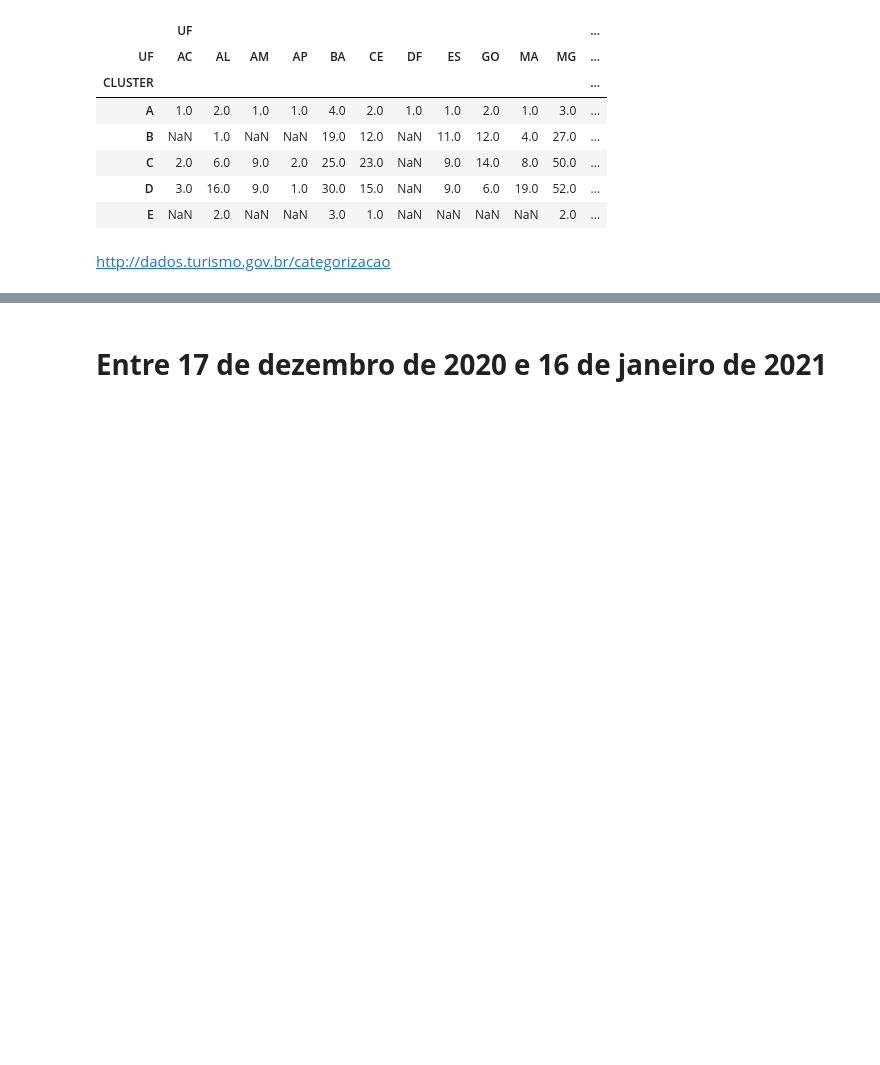
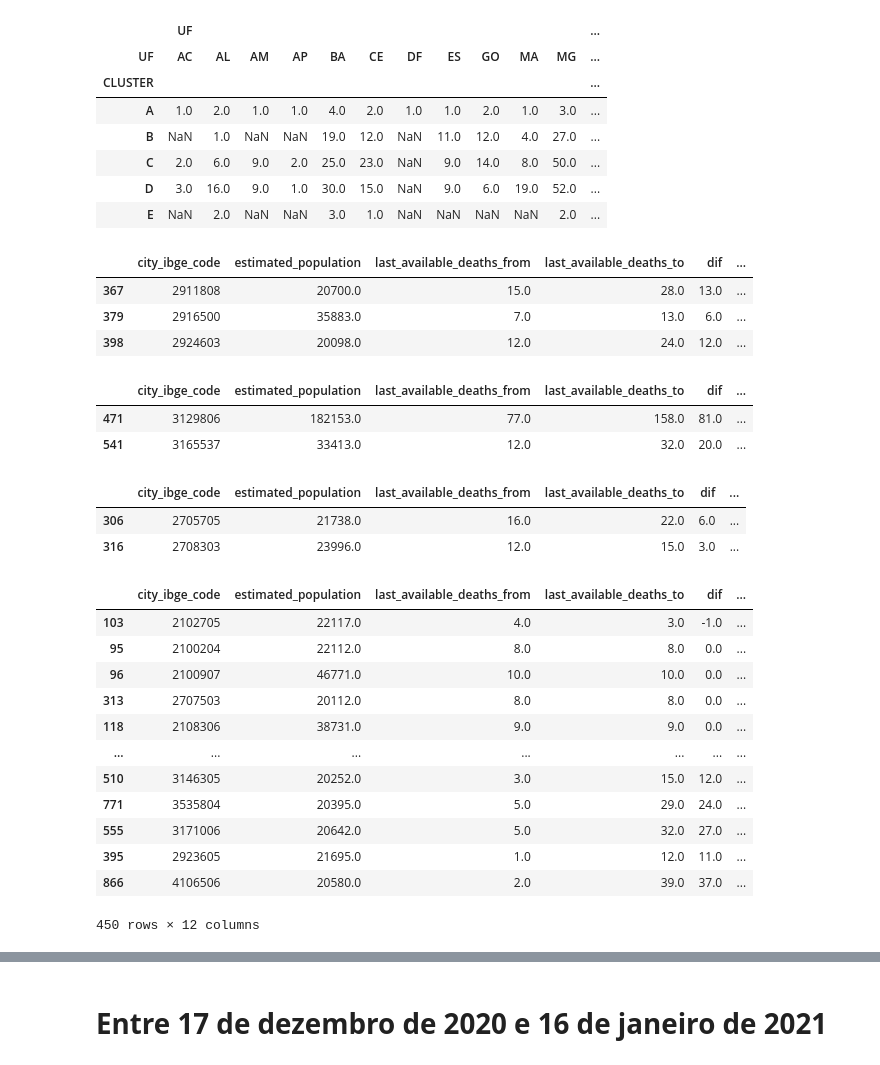
Before and after one commit to mirianbatista/covid-fatores, a Jupyter notebook: verao_covid_obitos.ipynb, the cells around one changed output, grey strips where cells are left out. Cells and saved outputs as stored; diff of their text form; code cells hidden in the pictures; blank space fills up the shorter version.

```diff
--- a/verao_covid_obitos.ipynb
+++ b/verao_covid_obitos.ipynb
@@ -181,5 +171,38 @@ covid_tur_aumento_categorias.groupby('CLUSTER')['UF'].value_counts().to_frame().
 | C | 2.0 | 6.0 | 9.0 | 2.0 | 25.0 | 23.0 | NaN | 9.0 | 14.0 | 8.0 | 50.0 | ... |
 | D | 3.0 | 16.0 | 9.0 | 1.0 | 30.0 | 15.0 | NaN | 9.0 | 6.0 | 19.0 | 52.0 | ... |
 | E | NaN | 2.0 | NaN | NaN | 3.0 | 1.0 | NaN | NaN | NaN | NaN | 2.0 | ... |
-# %% [markdown]
-http://dados.turismo.gov.br/categorizacao
+# %%
+covid_tur_aumento_categorias_verao.loc[(covid_tur_aumento_categorias_verao['CLUSTER'].eq("E"))].loc[covid_tur_aumento_categorias_verao.UF == "BA"]
+# %% [output]
+|  | city_ibge_code | estimated_population | last_available_deaths_from | last_available_deaths_to | dif | ... |
+| 367 | 2911808 | 20700.0 | 15.0 | 28.0 | 13.0 | ... |
+| 379 | 2916500 | 35883.0 | 7.0 | 13.0 | 6.0 | ... |
+| 398 | 2924603 | 20098.0 | 12.0 | 24.0 | 12.0 | ... |
+# %%
+covid_tur_aumento_categorias_verao.loc[(covid_tur_aumento_categorias_verao['CLUSTER'].eq("E"))].loc[covid_tur_aumento_categorias_verao.UF == "MG"]
+# %% [output]
+|  | city_ibge_code | estimated_population | last_available_deaths_from | last_available_deaths_to | dif | ... |
+| 471 | 3129806 | 182153.0 | 77.0 | 158.0 | 81.0 | ... |
+| 541 | 3165537 | 33413.0 | 12.0 | 32.0 | 20.0 | ... |
+# %%
+covid_tur_aumento_categorias_verao.loc[(covid_tur_aumento_categorias_verao['CLUSTER'].eq("E"))].loc[covid_tur_aumento_categorias_verao.UF == "AL"]
+# %% [output]
+|  | city_ibge_code | estimated_population | last_available_deaths_from | last_available_deaths_to | dif | ... |
+| 306 | 2705705 | 21738.0 | 16.0 | 22.0 | 6.0 | ... |
+| 316 | 2708303 | 23996.0 | 12.0 | 15.0 | 3.0 | ... |
+# %%
+covid_tur_aumento_categorias_verao.loc[(covid_tur_aumento_categorias_verao['CLUSTER'].eq("D"))].sort_values(by="relative_dif")
+# %% [output]
+|  | city_ibge_code | estimated_population | last_available_deaths_from | last_available_deaths_to | dif | ... |
+| 103 | 2102705 | 22117.0 | 4.0 | 3.0 | -1.0 | ... |
+| 95 | 2100204 | 22112.0 | 8.0 | 8.0 | 0.0 | ... |
+| 96 | 2100907 | 46771.0 | 10.0 | 10.0 | 0.0 | ... |
+| 313 | 2707503 | 20112.0 | 8.0 | 8.0 | 0.0 | ... |
+| 118 | 2108306 | 38731.0 | 9.0 | 9.0 | 0.0 | ... |
+| ... | ... | ... | ... | ... | ... | ... |
+| 510 | 3146305 | 20252.0 | 3.0 | 15.0 | 12.0 | ... |
+| 771 | 3535804 | 20395.0 | 5.0 | 29.0 | 24.0 | ... |
+| 555 | 3171006 | 20642.0 | 5.0 | 32.0 | 27.0 | ... |
+| 395 | 2923605 | 21695.0 | 1.0 | 12.0 | 11.0 | ... |
+| 866 | 4106506 | 20580.0 | 2.0 | 39.0 | 37.0 | ... |
+450 rows × 12 columns
```
Also changed, not shown: parts of 56 cells of this notebook.
